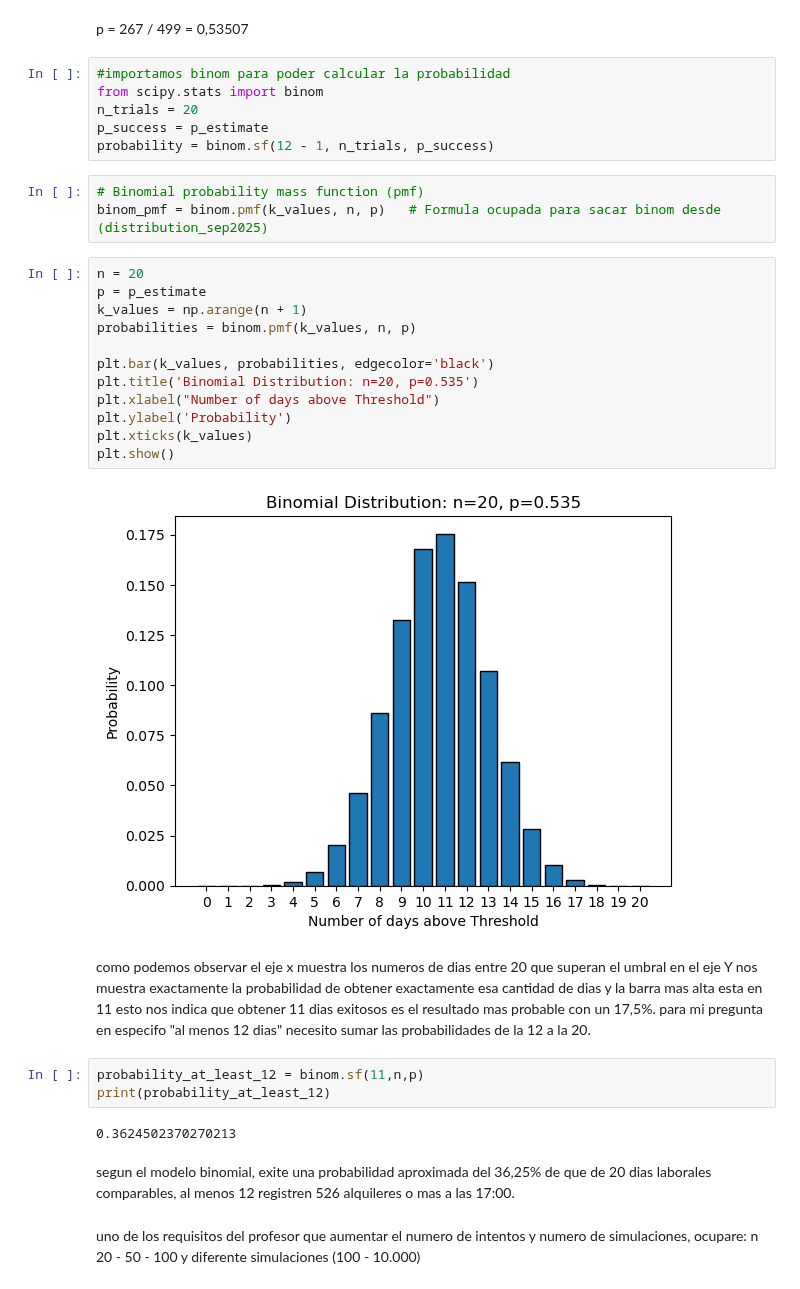
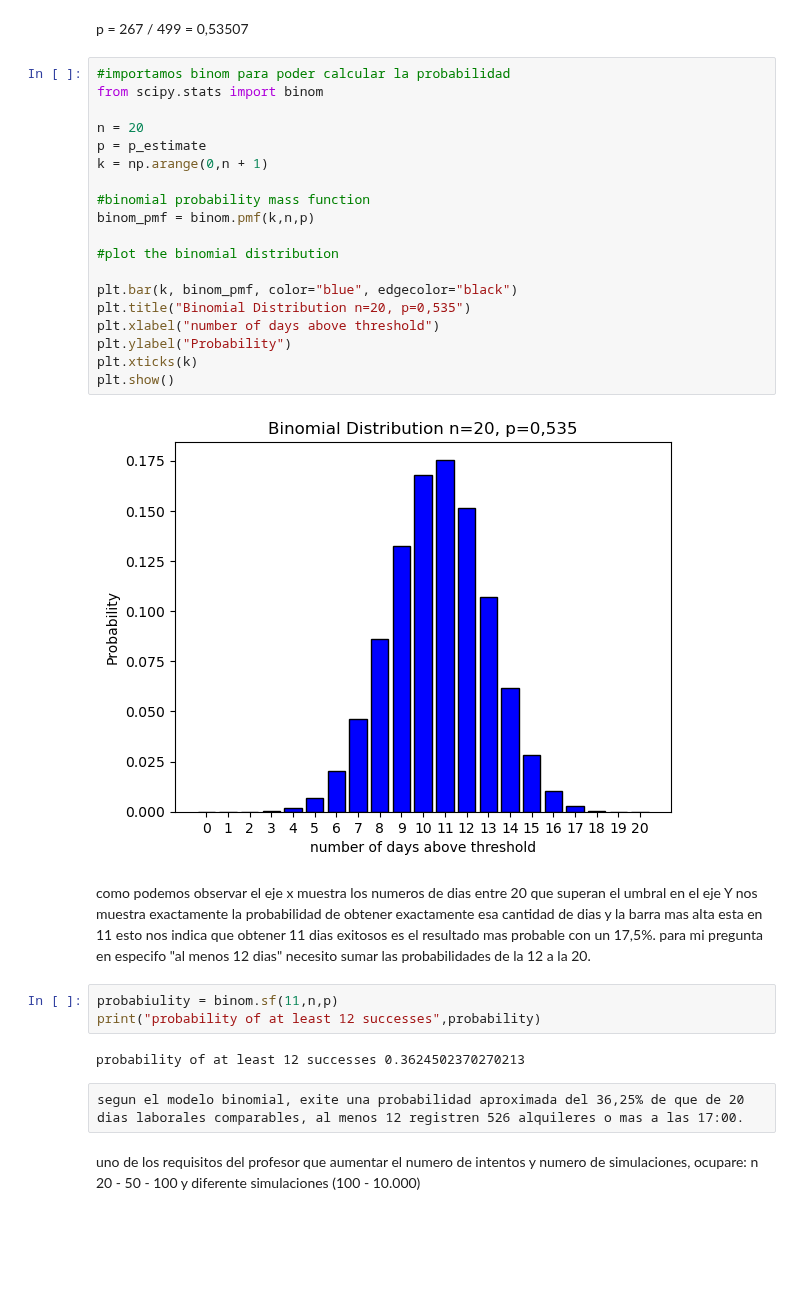
Before and after one commit to 2026491-max/Statistical---Project---26-, a Jupyter notebook: Bike Sharing.ipynb, the cells around one changed output. Saved outputs shown, nothing was run; the diff lists cells and outputs as text; blank space fills up the shorter version.

Commit message:
update
binomial distribution

```diff
--- a/Bike Sharing.ipynb
+++ b/Bike Sharing.ipynb
@@ -186,37 +186,35 @@ p = 267 / 499 = 0,53507
 # %%
 #importamos binom para poder calcular la probabilidad
 from scipy.stats import binom
-n_trials = 20
-p_success = p_estimate
-probability = binom.sf(12 - 1, n_trials, p_success)
+
+n = 20
+p = p_estimate
+k = np.arange(0,n + 1)
+
+#binomial probability mass function
+binom_pmf = binom.pmf(k,n,p)
+
+#plot the binomial distribution
+
+plt.bar(k, binom_pmf, color="blue", edgecolor="black")
+plt.title("Binomial Distribution n=20, p=0,535")
+plt.xlabel("number of days above threshold")
+plt.ylabel("Probability")
+plt.xticks(k)
+plt.show()
+# %% [output]
+[figure, added]
-# %%
-# Binomial probability mass function (pmf)
-binom_pmf = binom.pmf(k_values, n, p)   # Formula ocupada para sacar binom desde (distribution_sep2025)
-# %%
-n = 20
-p = p_estimate
-k_values = np.arange(n + 1)
-probabilities = binom.pmf(k_values, n, p)
-
-plt.bar(k_values, probabilities, edgecolor='black')
-plt.title('Binomial Distribution: n=20, p=0.535')
-plt.xlabel("Number of days above Threshold")
-plt.ylabel('Probability')
-plt.xticks(k_values)
-plt.show()
-# %% [output]
-[figure, removed]
 # %% [markdown]
 como podemos observar el eje x muestra los numeros de dias entre 20 que superan el umbral
 en el eje Y nos muestra exactamente la probabilidad de obtener exactamente esa cantidad de dias y la barra mas alta esta en 11 esto nos indica que obtener 11 dias exitosos es el resultado mas probable con un 17,5%.
 para mi pregunta en especifo "al menos 12 dias" necesito sumar las probabilidades de la 12 a la 20.
-# %%
-probability_at_least_12 = binom.sf(11,n,p)
-print(probability_at_least_12)
-# %% [output]
-0.3624502370270213
-# %% [markdown]
-segun el modelo binomial, exite una probabilidad aproximada del 36,25% de que de 20 dias laborales comparables, al menos 12 registren 526 alquileres o mas a las 17:00.
+# %%
+probabiulity = binom.sf(11,n,p)
+print("probability of at least 12 successes",probability)
+# %% [output]
+probability of at least 12 successes 0.3624502370270213
+# %% [raw]
+segun el modelo binomial, exite una probabilidad aproximada del 36,25% de que de 20 dias laborales comparables, al menos 12 registren 526 alquileres o mas a las 17:00.
 # %% [markdown]
 uno de los requisitos del profesor que aumentar el numero de intentos y numero de simulaciones, ocupare:
 n 20 - 50 - 100
```
Also changed, not shown: parts of 3 cells of this notebook, 1 other file.
